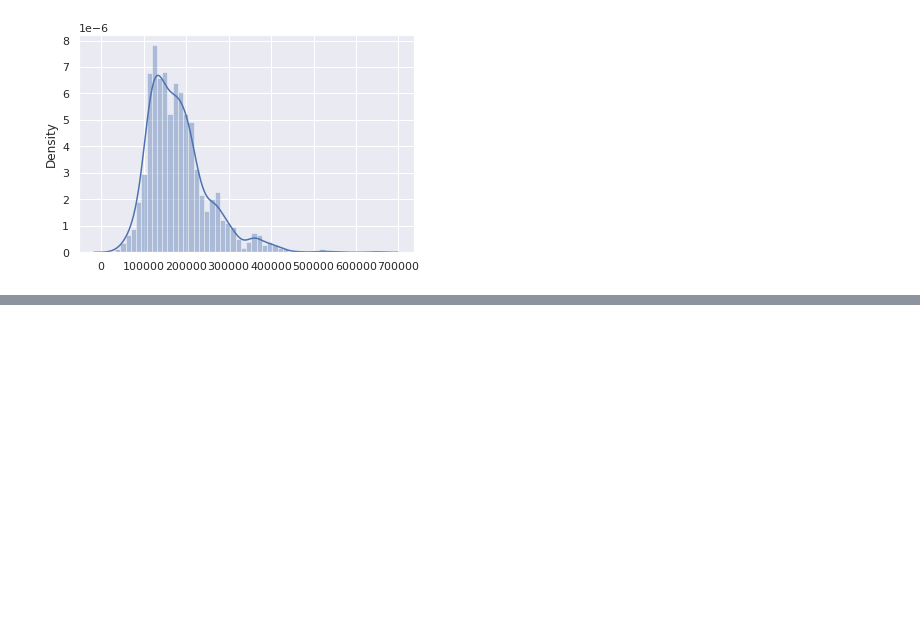
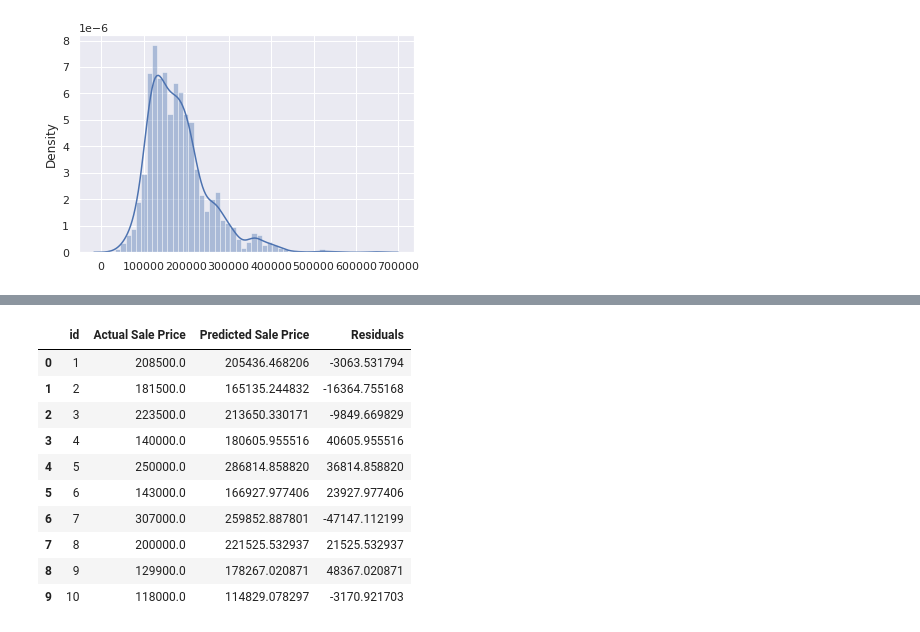
Before and after one commit to Rumsha001/ML-Project, a Jupyter notebook: HousePricePrediction_Project.ipynb, the cells around one changed output, grey strips where cells are left out. Cells and saved outputs as stored; diff of their text form; code cells hidden in the pictures; blank space fills up the shorter version.

```diff
--- a/HousePricePrediction_Project.ipynb
+++ b/HousePricePrediction_Project.ipynb
@@ -573,0 +591,20 @@ sns.distplot((df_test_y-test_pred), bins=50);
+# %%
+# Getting a copy of original dataset and comparing it with predicted values
+ds = pd.read_csv(git_url_test)
+solution = pd.DataFrame({"id":ds['Id'], "Actual Sale Price":df['Actual'], "Predicted Sale Price":df['Predicted'], "Residuals":df['residual']})
+
+# A file will be appeared in left 'files' panel
+solution.to_csv("predictions.csv", index = False)
+solution.head(10)
+# %% [output]
+|  | id | Actual Sale Price | Predicted Sale Price | Residuals |
+| 0 | 1 | 208500.0 | 205436.468206 | -3063.531794 |
+| 1 | 2 | 181500.0 | 165135.244832 | -16364.755168 |
+| 2 | 3 | 223500.0 | 213650.330171 | -9849.669829 |
+| 3 | 4 | 140000.0 | 180605.955516 | 40605.955516 |
+| 4 | 5 | 250000.0 | 286814.858820 | 36814.858820 |
+| 5 | 6 | 143000.0 | 166927.977406 | 23927.977406 |
+| 6 | 7 | 307000.0 | 259852.887801 | -47147.112199 |
+| 7 | 8 | 200000.0 | 221525.532937 | 21525.532937 |
+| 8 | 9 | 129900.0 | 178267.020871 | 48367.020871 |
+| 9 | 10 | 118000.0 | 114829.078297 | -3170.921703 |
```
Also changed, not shown: parts of 14 cells of this notebook.
